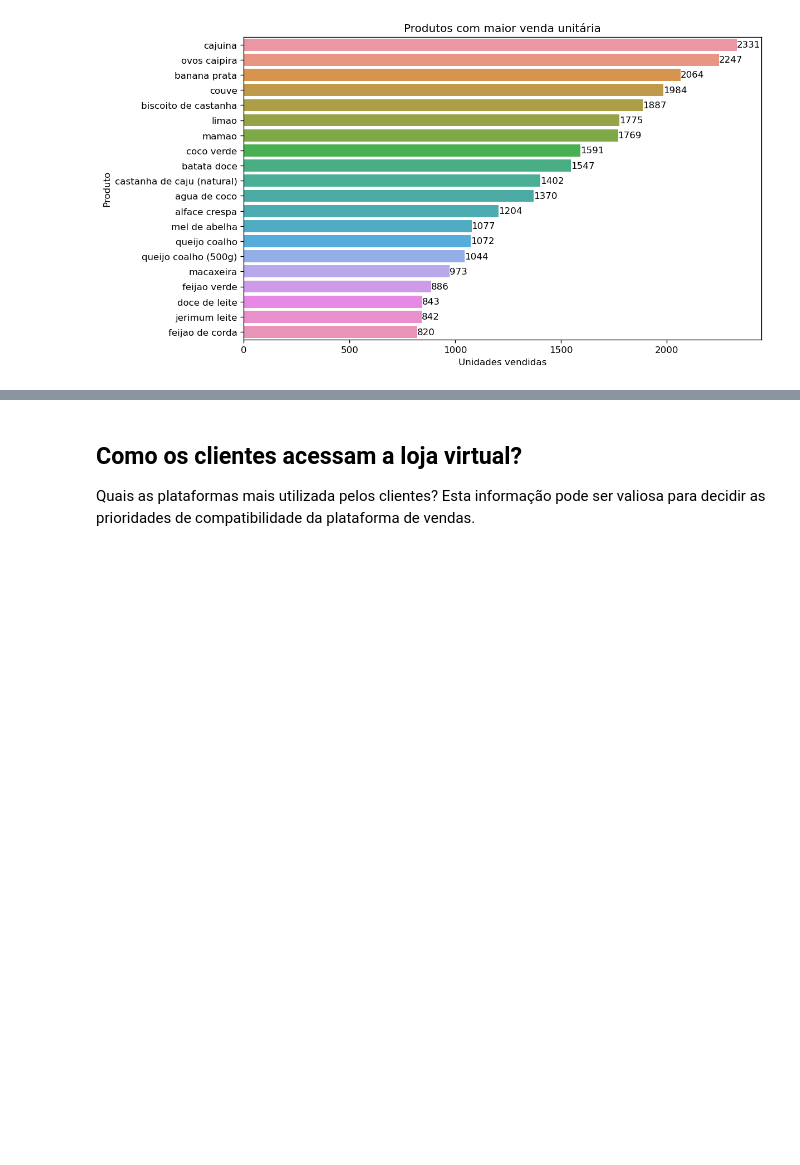
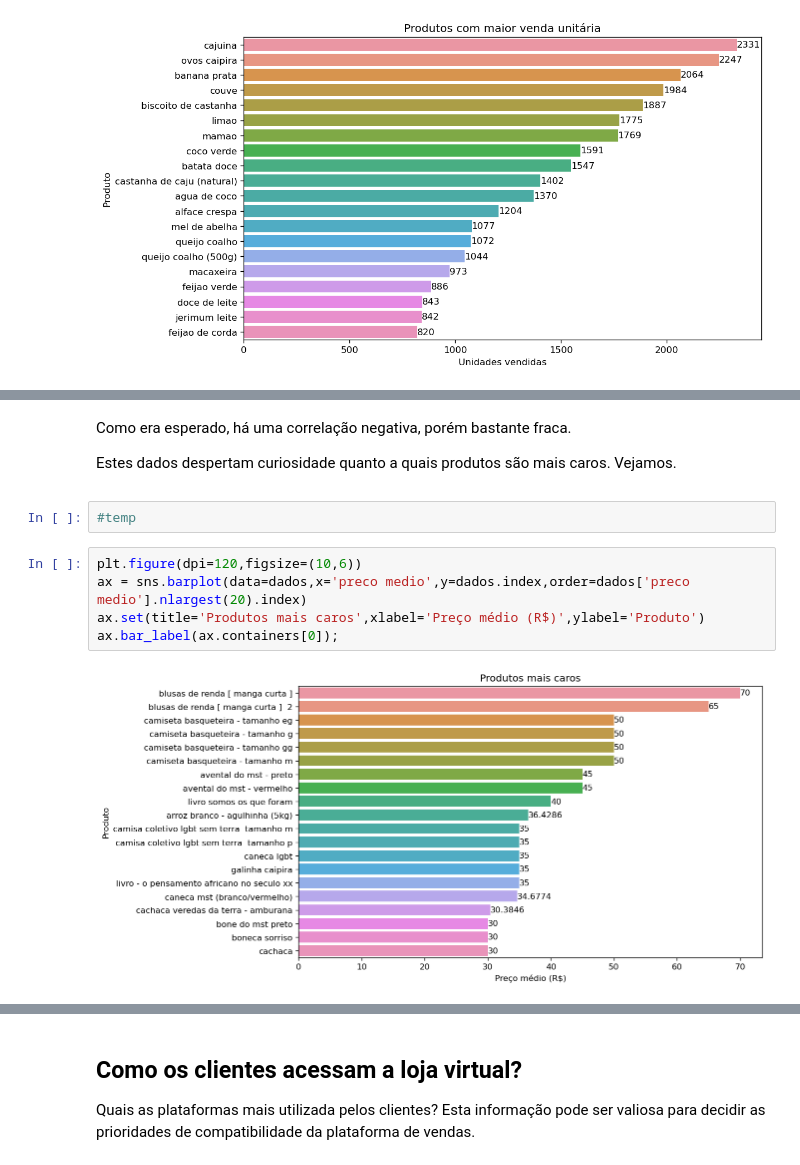
Before and after one commit to lgalicki/tcc-pos-ciecia-de-dados-pucmg, a Jupyter notebook: 2 - Análise e Exploração dos Dados.ipynb, the cells around one changed output, grey strips where cells are left out. Drawn from its saved outputs; the diff is of its cells as text; blank space fills up the shorter version.

```diff
--- a/2 - Análise e Exploração dos Dados.ipynb
+++ b/2 - Análise e Exploração dos Dados.ipynb
@@ -121,0 +140,12 @@ Em primeiro lugar vamos analisar a distribuição do preço médio dos produtos.
+# %% [markdown]
+Como era esperado, há uma correlação negativa, porém bastante fraca.<p>
+Estes dados despertam curiosidade quanto a quais produtos são mais caros. Vejamos.
+# %%
+#temp
+# %%
+plt.figure(dpi=120,figsize=(10,6))
+ax = sns.barplot(data=dados,x='preco medio',y=dados.index,order=dados['preco medio'].nlargest(20).index)
+ax.set(title='Produtos mais caros',xlabel='Preço médio (R$)',ylabel='Produto')
+ax.bar_label(ax.containers[0]);
+# %% [output]
+[figure, added]
```
Also changed, not shown: parts of 12 cells of this notebook, 1 other file.
